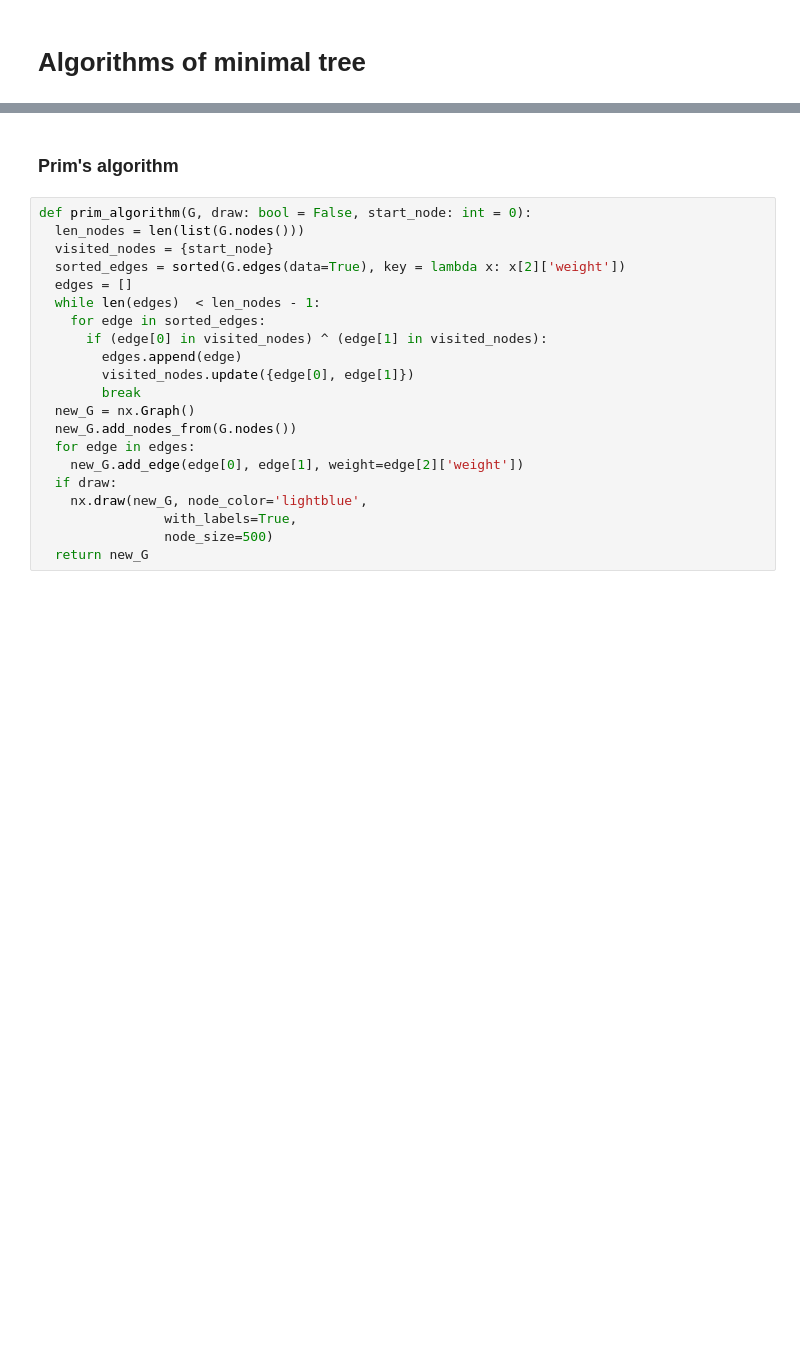
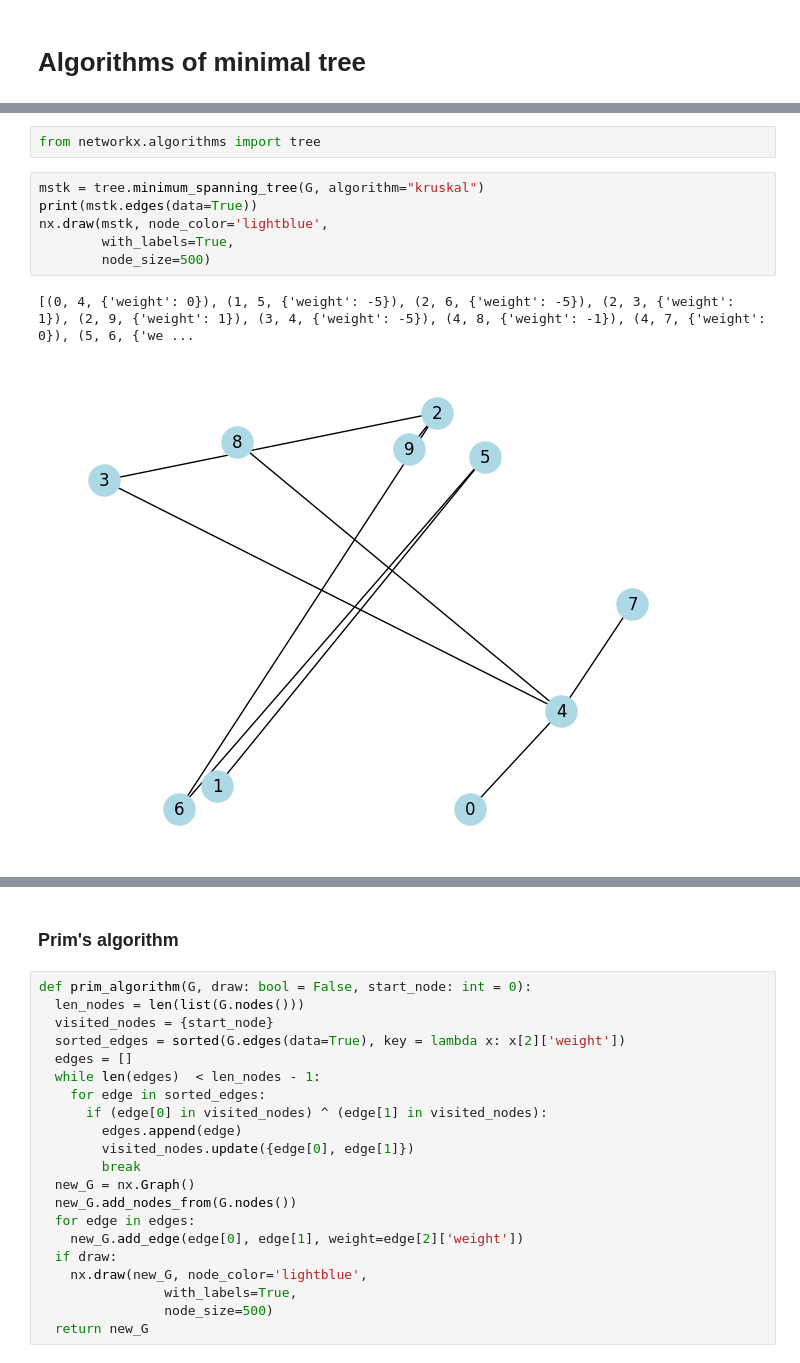
Before and after one commit to BohdanPavliuk/Lab_Discrete, a Jupyter notebook: task1/task_1.1/prime_&_kruskal.ipynb, the cells around one changed output, grey strips where cells are left out. Saved outputs shown, nothing was run; the diff lists cells and outputs as text; blank space fills up the shorter version.

```diff
--- a/task1/task_1.1/prime_&_kruskal.ipynb
+++ b/task1/task_1.1/prime_&_kruskal.ipynb
@@ -73,0 +78,11 @@ G = gnp_random_connected_graph(10, 0.6, False, True)
+# %%
+from networkx.algorithms import tree
+# %%
+mstk = tree.minimum_spanning_tree(G, algorithm="kruskal")
+print(mstk.edges(data=True))
+nx.draw(mstk, node_color='lightblue',
+        with_labels=True,
+        node_size=500)
+# %% [output]
+[(0, 4, {'weight': 0}), (1, 5, {'weight': -5}), (2, 6, {'weight': -5}), (2, 3, {'weight': 1}), (2, 9, {'weight': 1}), (3, 4, {'weight': -5}), (4, 8, {'weight': -1}), (4, 7, {'weight': 0}), (5, 6, {'we ...
+[figure, added]
```
Also changed, not shown: parts of 7 cells of this notebook.
